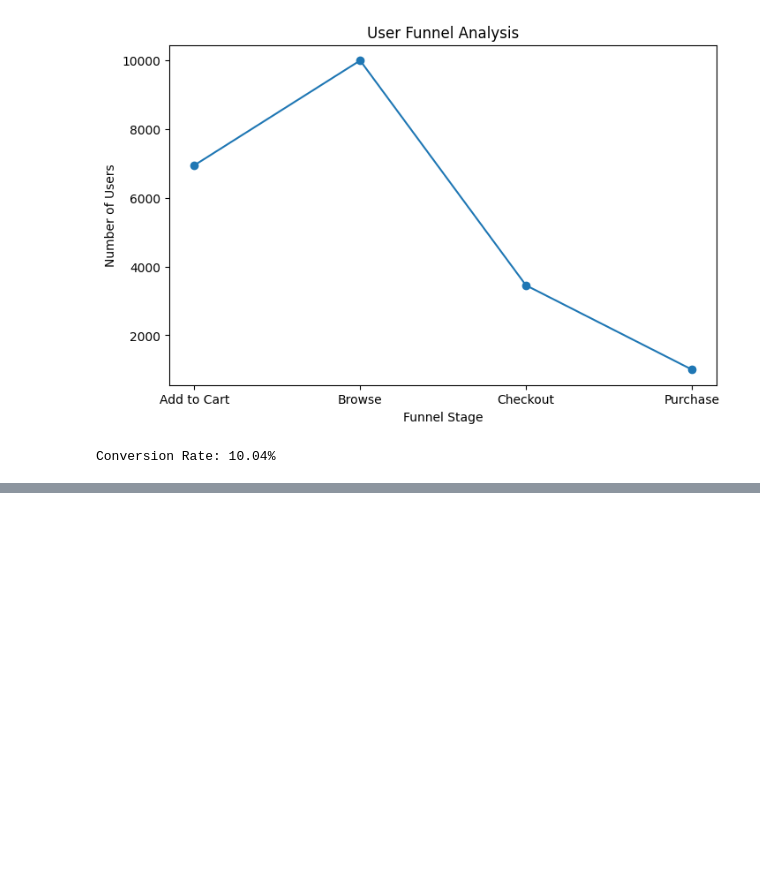
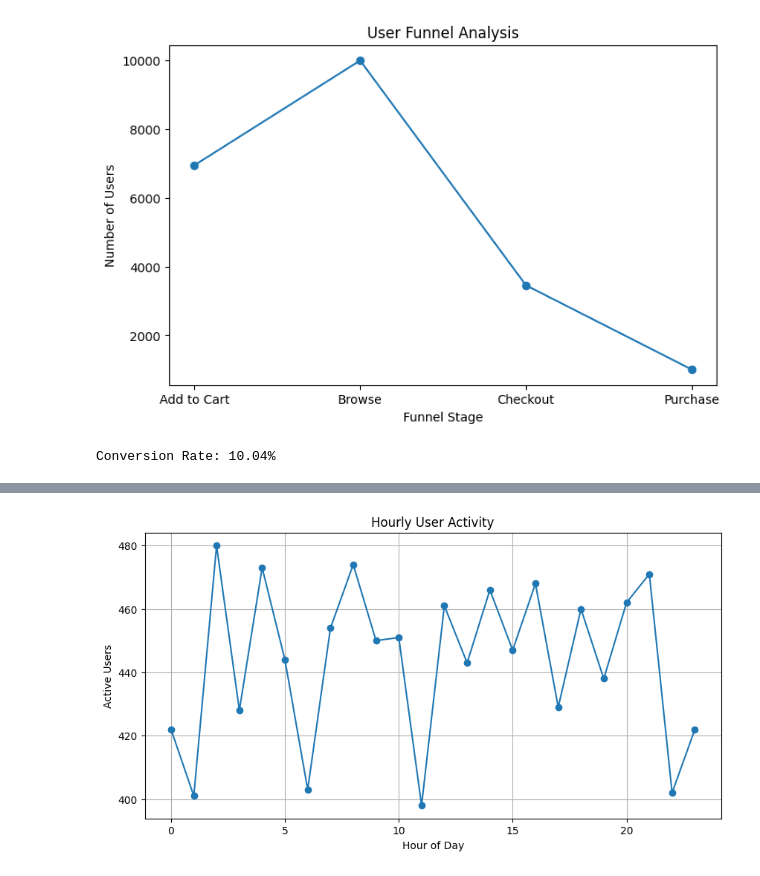
Before and after one commit to himanshyy/SaaS-Funnel-Analytics, a Jupyter notebook: notebooks/eda.ipynb, the cells around one changed output, grey strips where cells are left out. Drawn from its saved outputs; the diff is of its cells as text; code cells hidden in the pictures; blank space fills up the shorter version.

```diff
--- a/notebooks/eda.ipynb
+++ b/notebooks/eda.ipynb
@@ -144,0 +330,6 @@ funnel
+# %%
+df['Event Time'] = pd.to_datetime(df['Event Time'])
+
+df['Hour'] = df['Event Time'].dt.hour
+
+df.head()
@@ -144,0 +343,8 @@ funnel
+# %%
+hourly_activity = df.groupby('Hour').agg({
+    'User ID': 'nunique'
+}).reset_index()
+
+hourly_activity.columns = ['Hour', 'Active_Users']
+
+hourly_activity
@@ -144,0 +369,18 @@ funnel
+# %%
+plt.figure(figsize=(10,5))
+
+plt.plot(
+    hourly_activity['Hour'],
+    hourly_activity['Active_Users'],
+    marker='o'
+)
+
+plt.xlabel('Hour of Day')
+plt.ylabel('Active Users')
+plt.title('Hourly User Activity')
+
+plt.grid(True)
+
+plt.show()
+# %% [output]
+[figure, added]
```
Also changed, not shown: parts of 35 cells of this notebook, 2 other files.
